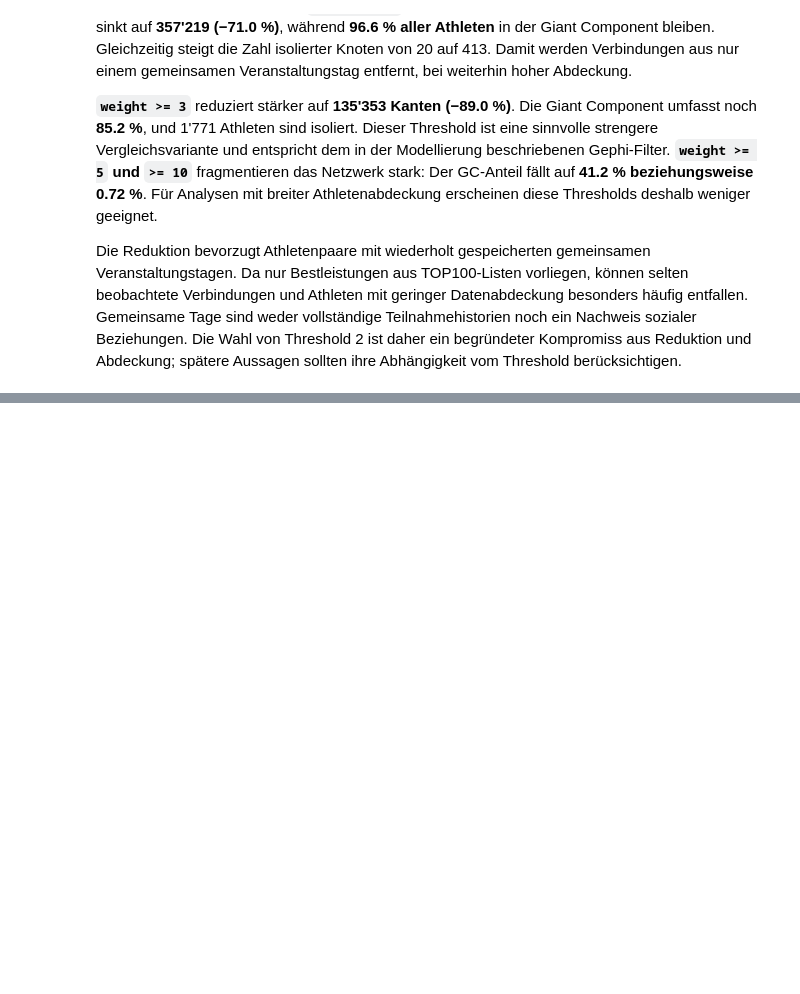
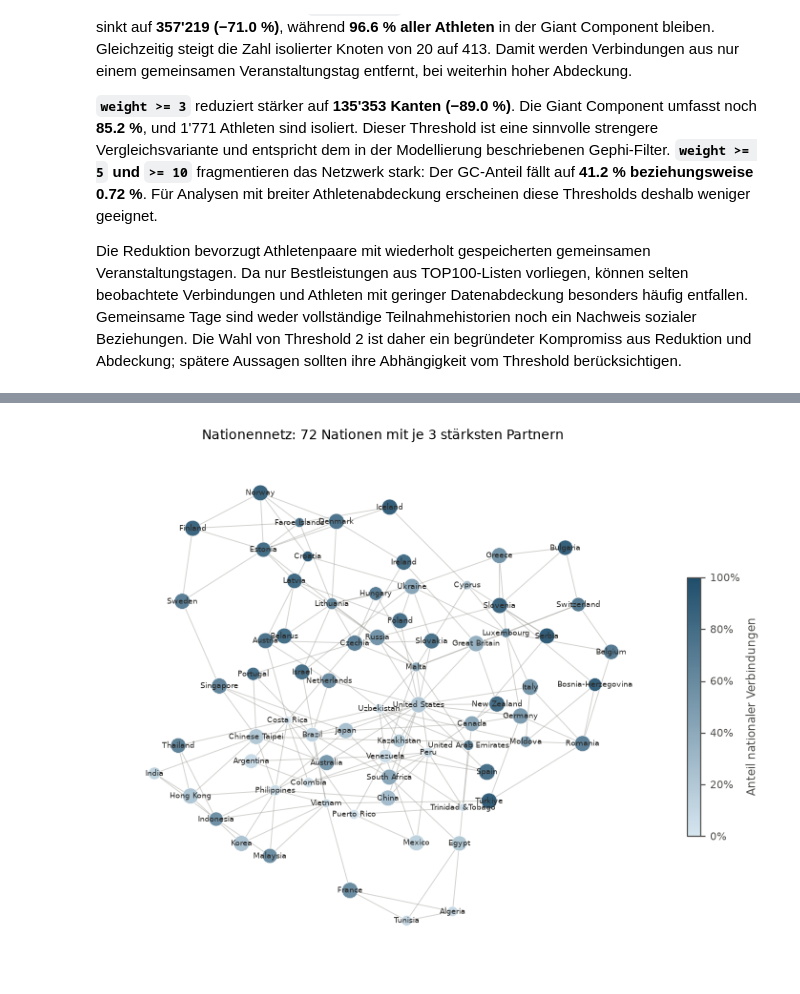
Before and after one commit to damiansze/Athletes-Network, a Jupyter notebook: Notebooks/03_reduktion.ipynb, the cells around one changed output, grey strips where cells are left out. Cells and saved outputs as stored; diff of their text form; code cells hidden in the pictures; blank space fills up the shorter version.

```diff
--- a/Notebooks/03_reduktion.ipynb
+++ b/Notebooks/03_reduktion.ipynb
@@ -301,0 +566,35 @@ Die Reduktion bevorzugt Athletenpaare mit wiederholt gespeicherten gemeinsamen V
+# %%
+MIN_ATHLETES, TOP_PARTNERS = 50, 3
+core = N.subgraph(athletes_per_nation.index[athletes_per_nation >= MIN_ATHLETES])
+backbone = nx.Graph()
+backbone.add_nodes_from(sorted(core))  # feste Reihenfolge für das Layout
+for name in backbone:
+    # Gewicht pro Athlet der Partnernation, für jede Nation gleich normiert.
+    partners = sorted(core[name], reverse=True,
+                      key=lambda other: core[name][other]['weight'] / athletes_per_nation[other])
+    backbone.add_edges_from((name, other) for other in partners[:TOP_PARTNERS])
+assert nx.is_connected(backbone)
+
+share_cmap = LinearSegmentedColormap.from_list('share', ['#d6e6f0', '#1f4e6b'])
+backbone_positions = nx.kamada_kawai_layout(backbone)
+with plt.rc_context(REPORT_RC):
+    fig, ax = plt.subplots(figsize=(6.3, 5.2), layout='constrained')
+    nx.draw_networkx_edges(backbone, backbone_positions, ax=ax, width=0.6,
+                           alpha=0.5, edge_color=MUTED)
+    nodes = list(backbone)
+    drawn = nx.draw_networkx_nodes(
+        backbone, backbone_positions, ax=ax, nodelist=nodes,
+        node_size=[0.6 * athletes_per_nation[name] for name in nodes],
+        node_color=[nation_view.loc[name, 'internal_share'] for name in nodes],
+        cmap=share_cmap, vmin=0, vmax=1, edgecolors='white', linewidths=0.4,
+    )
+    nx.draw_networkx_labels(backbone, backbone_positions, ax=ax, font_size=5.5,
+                            font_color='#2b2a28')
+    colorbar = fig.colorbar(drawn, ax=ax, shrink=0.5, format=PercentFormatter(xmax=1))
+    colorbar.set_label('Anteil nationaler Verbindungen')
+    ax.set_title(f'Nationennetz: {len(backbone)} Nationen mit je {TOP_PARTNERS} stärksten Partnern')
+    ax.axis('off')
+    fig.savefig(REPORT_DIR / '04_nationennetz.pdf', bbox_inches='tight')
+    plt.show()
+# %% [output]
+[figure, added]
```
Also changed, not shown: parts of 25 cells of this notebook, 6 other files.
